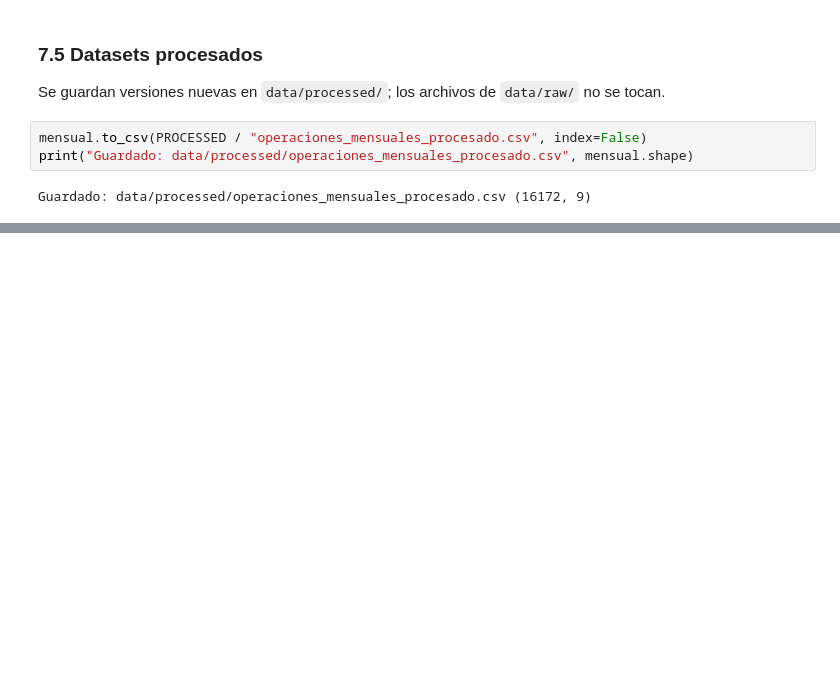
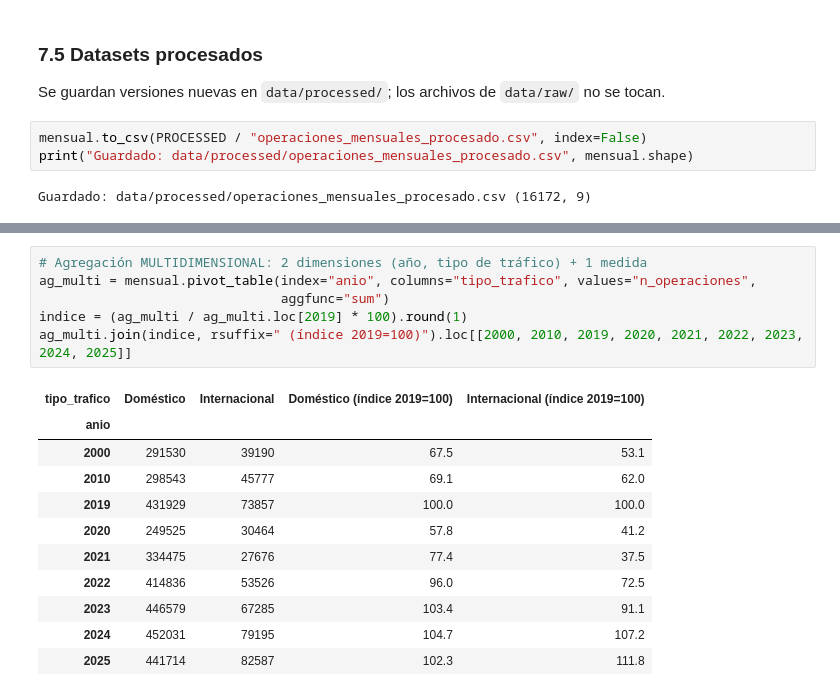
Before and after one commit to Felipepino1/visualizacion-transporte-zapata-urbina, a Jupyter notebook: notebooks/evaluacion02.ipynb, the cells around one changed output, grey strips where cells are left out. Cells and saved outputs as stored; diff of their text form; blank space fills up the shorter version.

```diff
--- a/notebooks/evaluacion02.ipynb
+++ b/notebooks/evaluacion02.ipynb
@@ -717,0 +834,18 @@ Guardado: data/processed/operaciones_mensuales_procesado.csv (16172, 9)
+# %%
+# Agregación MULTIDIMENSIONAL: 2 dimensiones (año, tipo de tráfico) + 1 medida
+ag_multi = mensual.pivot_table(index="anio", columns="tipo_trafico", values="n_operaciones",
+                               aggfunc="sum")
+indice = (ag_multi / ag_multi.loc[2019] * 100).round(1)
+ag_multi.join(indice, rsuffix=" (índice 2019=100)").loc[[2000, 2010, 2019, 2020, 2021, 2022, 2023, 2024, 2025]]
+# %% [output]
+| tipo_trafico | Doméstico | Internacional | Doméstico (índice 2019=100) | Internacional (índice 2019=100) |
+| anio |  |  |  |  |
+| 2000 | 291530 | 39190 | 67.5 | 53.1 |
+| 2010 | 298543 | 45777 | 69.1 | 62.0 |
+| 2019 | 431929 | 73857 | 100.0 | 100.0 |
+| 2020 | 249525 | 30464 | 57.8 | 41.2 |
+| 2021 | 334475 | 27676 | 77.4 | 37.5 |
+| 2022 | 414836 | 53526 | 96.0 | 72.5 |
+| 2023 | 446579 | 67285 | 103.4 | 91.1 |
+| 2024 | 452031 | 79195 | 104.7 | 107.2 |
+| 2025 | 441714 | 82587 | 102.3 | 111.8 |
```
Also changed, not shown: parts of 13 cells of this notebook, 2 other files.
